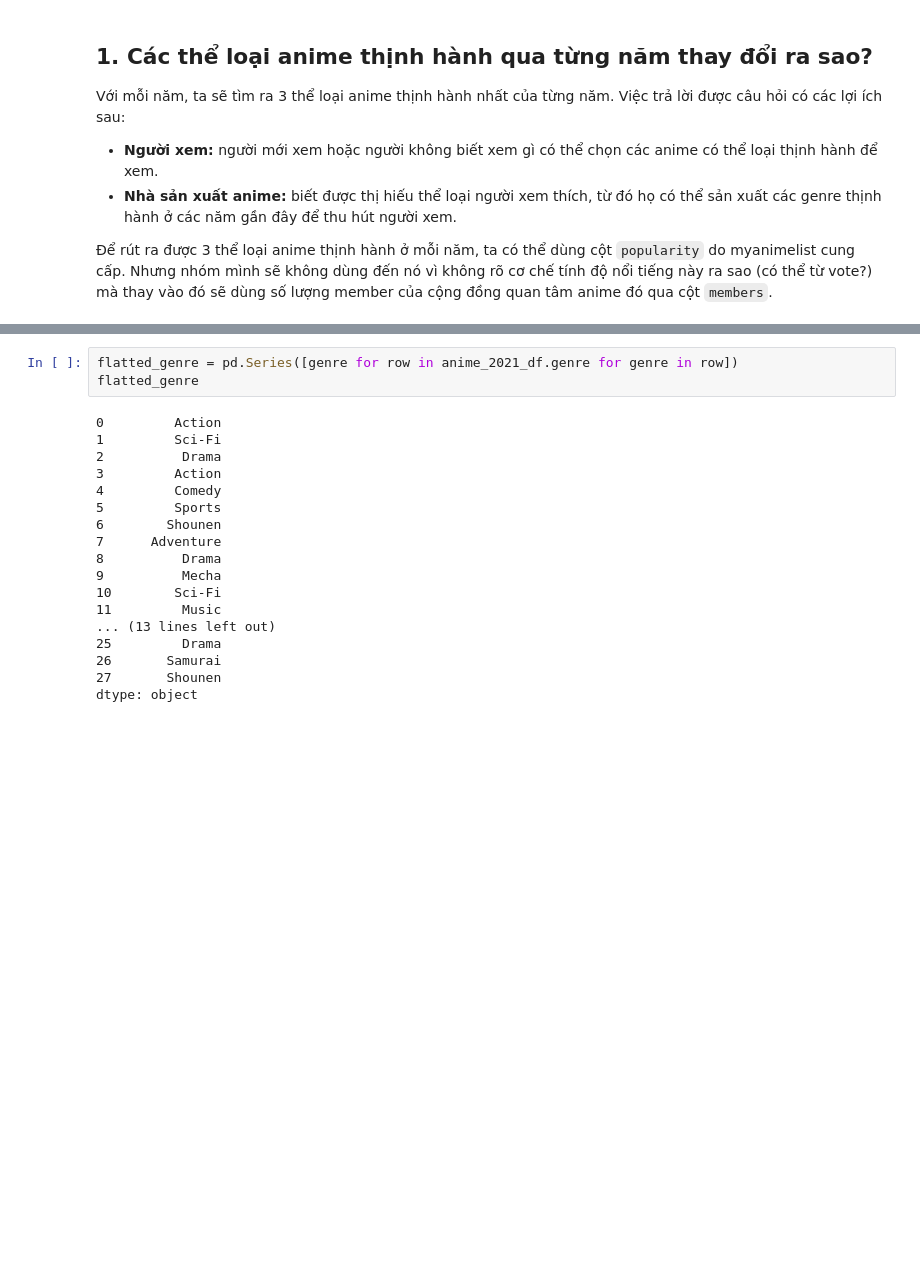
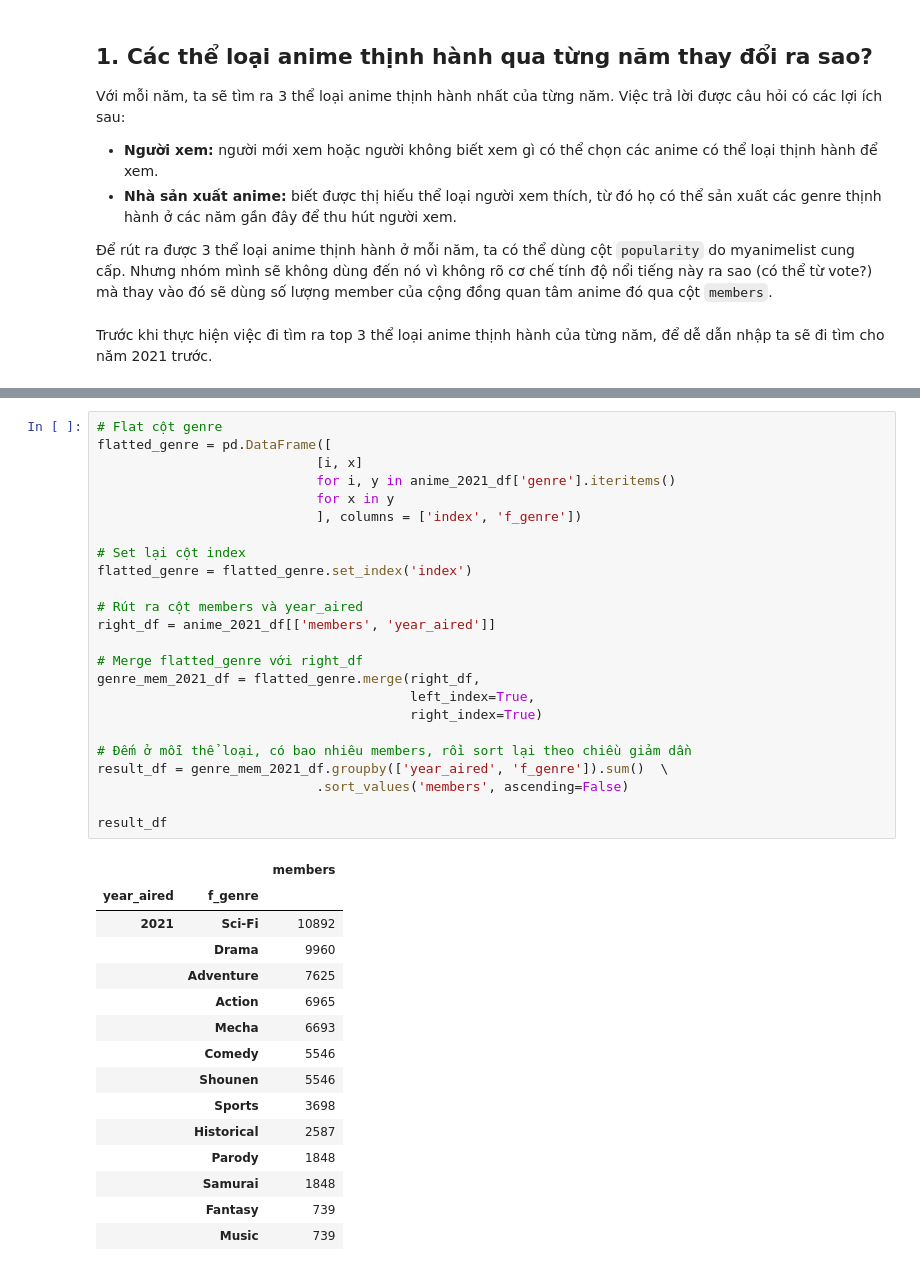
Before and after one commit to phineasla-hcmus/3.1-DS-Final, a Jupyter notebook: P4DS_FinalProject.ipynb, the cells around one changed output, grey strips where cells are left out. Cells and saved outputs as stored; diff of their text form; blank space fills up the shorter version.

Commit message:
Question: Popular genre - Get top 3 popular genre in 2021

```diff
--- a/P4DS_FinalProject.ipynb
+++ b/P4DS_FinalProject.ipynb
@@ -608,6 +608,8 @@ Với mỗi năm, ta sẽ tìm ra 3 thể loại anime thịnh hành nhất củ
 - **Nhà sản xuất anime:** biết được thị hiếu thể loại người xem thích, từ đó họ có thể sản xuất các genre thịnh hành ở các năm gần đây để thu hút người xem.
 
 Để rút ra được 3 thể loại anime thịnh hành ở mỗi năm, ta có thể dùng cột `popularity` do myanimelist cung cấp. Nhưng nhóm mình sẽ không dùng đến nó vì không rõ cơ chế tính độ nổi tiếng này ra sao (có thể  từ vote?) mà thay vào đó sẽ dùng số lượng member của cộng đồng quan tâm anime đó qua cột `members`.
+# %% [markdown]
+Trước khi thực hiện việc đi tìm ra top 3 thể loại anime thịnh hành của từng năm, để dễ dẫn nhập ta sẽ đi tìm cho năm 2021 trước.
 # %%
 anime_2021_df = anime_df[anime_df['year_aired'] == 2021]
 anime_2021_df
@@ -621,23 +623,42 @@ anime_2021_df
 | 14712 | 38882 | Ryouma! Shinsei Tennis no Ouji-sama | [Action, Comedy, Sports, Shounen] | 2021 | 1 | 1848 | 8160 | NaN | NaN | 2021 |
 | 14799 | 39486 | Gintama (Shinsaku) | [Action, Sci-Fi, Comedy, Historic... | 2021 | NaN | 1848 | 8394 | NaN | NaN | 2021 |
 # %%
-flatted_genre = pd.Series([genre for row in anime_2021_df.genre for genre in row])
-flatted_genre
+# Flat cột genre
+flatted_genre = pd.DataFrame([
+                            [i, x]
+                            for i, y in anime_2021_df['genre'].iteritems()
+                            for x in y
+                            ], columns = ['index', 'f_genre'])
+
+# Set lại cột index
+flatted_genre = flatted_genre.set_index('index')
+
+# Rút ra cột members và year_aired
+right_df = anime_2021_df[['members', 'year_aired']]
+
+# Merge flatted_genre với right_df
+genre_mem_2021_df = flatted_genre.merge(right_df,
+                                        left_index=True,
+                                        right_index=True)
+
+# Đếm ở mỗi thể loại, có bao nhiêu members, rồi sort lại theo chiều giảm dần
+result_df = genre_mem_2021_df.groupby(['year_aired', 'f_genre']).sum()  \
+                            .sort_values('members', ascending=False)
+
+result_df
 # %% [output]
-0         Action
-1         Sci-Fi
-2          Drama
-3         Action
-4         Comedy
-5         Sports
-6        Shounen
-7      Adventure
-8          Drama
-9          Mecha
-10        Sci-Fi
-11         Music
-... (13 lines left out)
-25         Drama
-26       Samurai
-27       Shounen
-dtype: object
+|  |  | members |
+| year_aired | f_genre |  |
+| 2021 | Sci-Fi | 10892 |
+|  | Drama | 9960 |
+|  | Adventure | 7625 |
+|  | Action | 6965 |
+|  | Mecha | 6693 |
+|  | Comedy | 5546 |
+|  | Shounen | 5546 |
+|  | Sports | 3698 |
+|  | Historical | 2587 |
+|  | Parody | 1848 |
+|  | Samurai | 1848 |
+|  | Fantasy | 739 |
+|  | Music | 739 |
```
Also changed, not shown: parts of 6 cells of this notebook.
